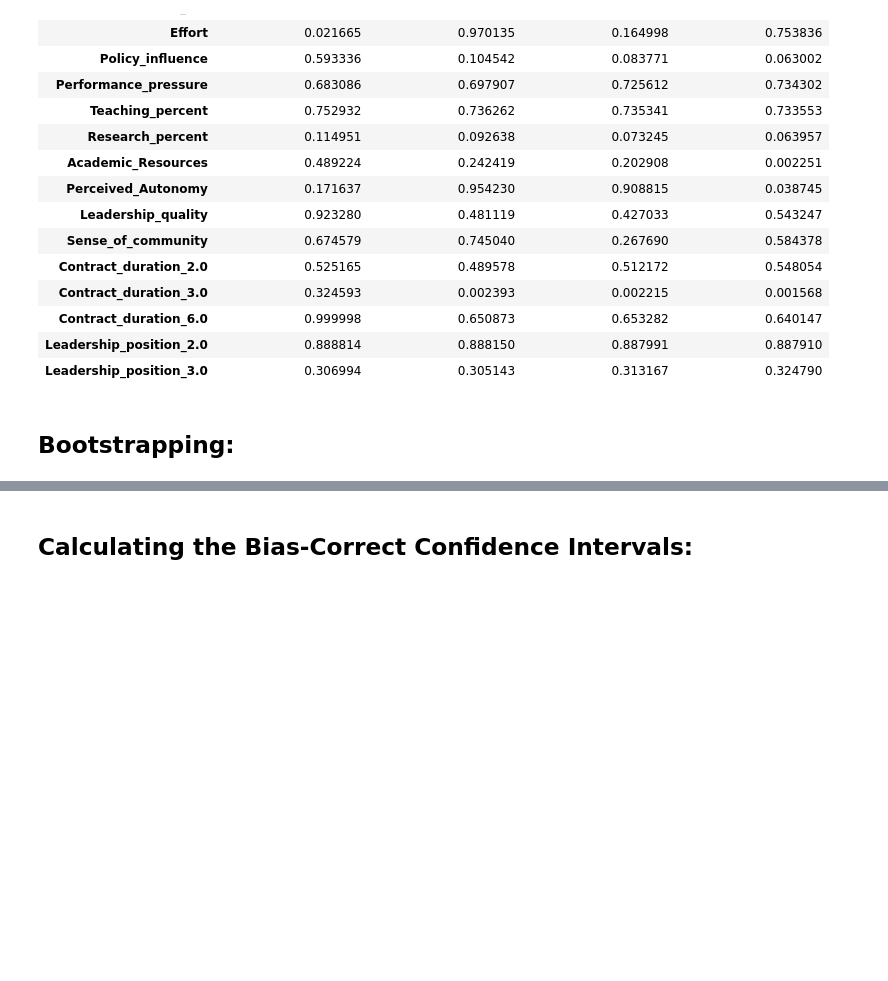
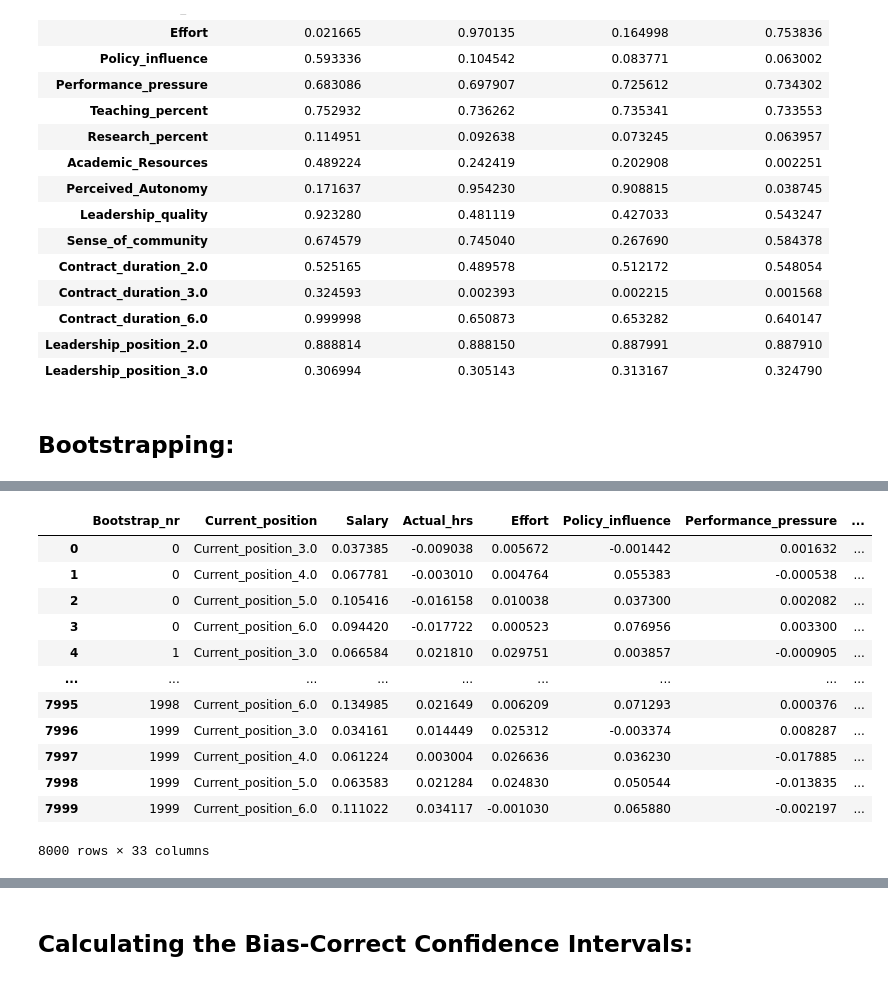
Before and after one commit to AndreiAf02/Job-Satisfaction, a Jupyter notebook: Job_Satisfaction_AT_Seniority.ipynb, the cells around one changed output, grey strips where cells are left out. Cells and saved outputs as stored; diff of their text form; code cells hidden in the pictures; blank space fills up the shorter version.

```diff
--- a/Job_Satisfaction_AT_Seniority.ipynb
+++ b/Job_Satisfaction_AT_Seniority.ipynb
@@ -1627 +1648,17 @@ Run: 190/200
+# %%
+mediation_path_values_no_mod
+# %% [output]
+|  | Bootstrap_nr | Current_position | Salary | Actual_hrs | Effort | Policy_influence | Performance_pressure | ... |
+| 0 | 0 | Current_position_3.0 | 0.037385 | -0.009038 | 0.005672 | -0.001442 | 0.001632 | ... |
+| 1 | 0 | Current_position_4.0 | 0.067781 | -0.003010 | 0.004764 | 0.055383 | -0.000538 | ... |
+| 2 | 0 | Current_position_5.0 | 0.105416 | -0.016158 | 0.010038 | 0.037300 | 0.002082 | ... |
+| 3 | 0 | Current_position_6.0 | 0.094420 | -0.017722 | 0.000523 | 0.076956 | 0.003300 | ... |
+| 4 | 1 | Current_position_3.0 | 0.066584 | 0.021810 | 0.029751 | 0.003857 | -0.000905 | ... |
+| ... | ... | ... | ... | ... | ... | ... | ... | ... |
+| 7995 | 1998 | Current_position_6.0 | 0.134985 | 0.021649 | 0.006209 | 0.071293 | 0.000376 | ... |
+| 7996 | 1999 | Current_position_3.0 | 0.034161 | 0.014449 | 0.025312 | -0.003374 | 0.008287 | ... |
+| 7997 | 1999 | Current_position_4.0 | 0.061224 | 0.003004 | 0.026636 | 0.036230 | -0.017885 | ... |
+| 7998 | 1999 | Current_position_5.0 | 0.063583 | 0.021284 | 0.024830 | 0.050544 | -0.013835 | ... |
+| 7999 | 1999 | Current_position_6.0 | 0.111022 | 0.034117 | -0.001030 | 0.065880 | -0.002197 | ... |
+8000 rows × 33 columns
 # %%
```
Also changed, not shown: parts of 25 cells of this notebook.
